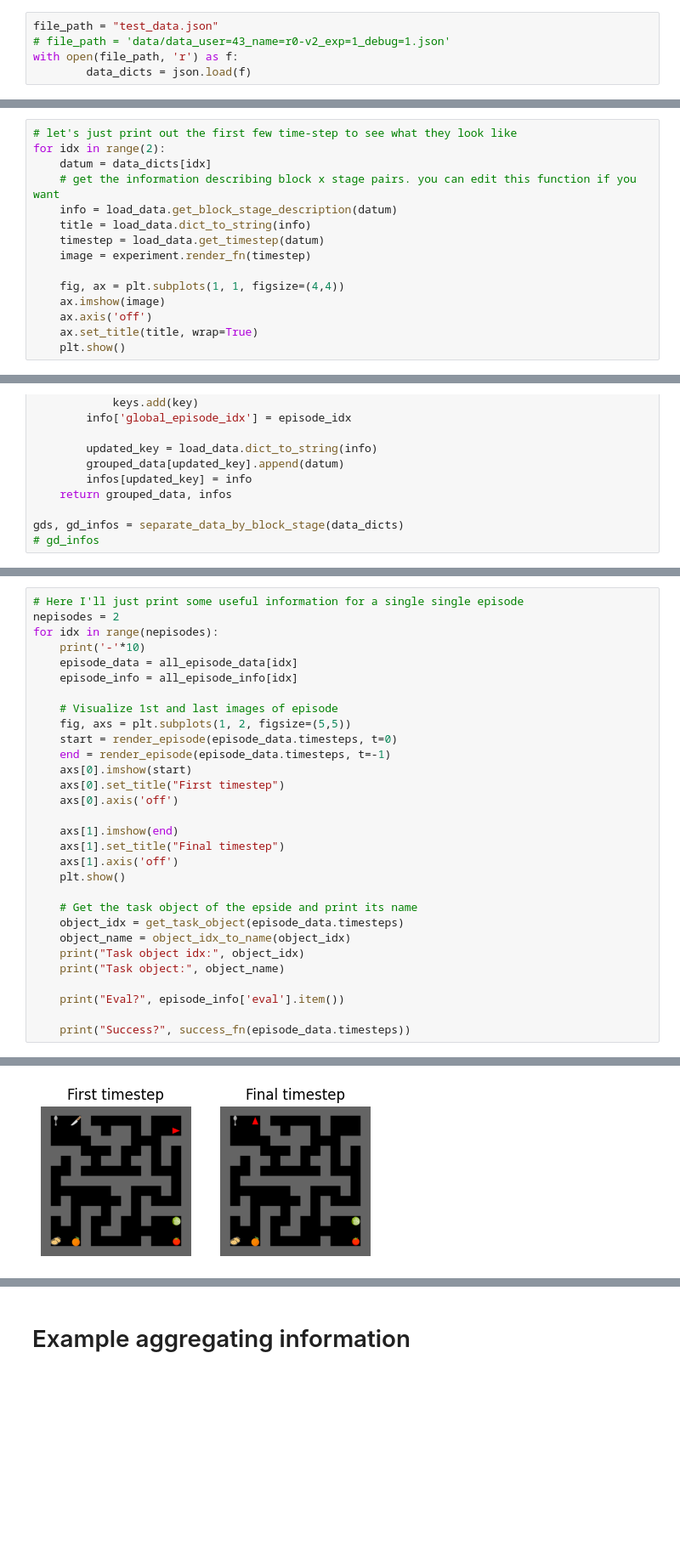
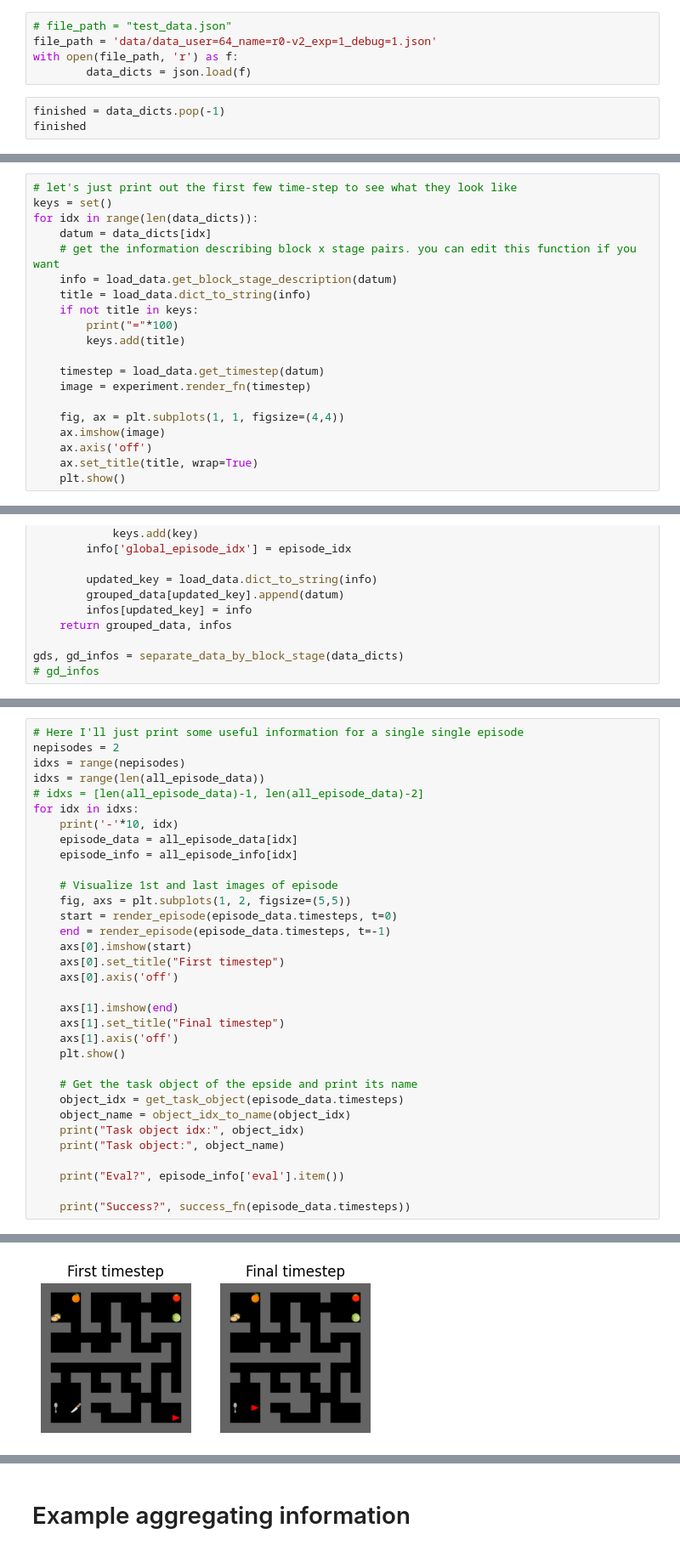
Before and after one commit to wcarvalho/human-dyna-web, a Jupyter notebook: data_sandbox.ipynb, the cells around one changed output, grey strips where cells are left out. Shown at 85% size. Cells and saved outputs as stored; diff of their text form; blank space fills up the shorter version.

```diff
--- a/data_sandbox.ipynb
+++ b/data_sandbox.ipynb
@@ -35,5 +33,8 @@ Compiling multi-render function.
 # %%
-file_path = "test_data.json"
-# file_path = 'data/data_user=43_name=r0-v2_exp=1_debug=1.json'
+# file_path = "test_data.json"
+file_path = 'data/data_user=64_name=r0-v2_exp=1_debug=1.json'
 with open(file_path, 'r') as f:
         data_dicts = json.load(f)
+# %%
+finished = data_dicts.pop(-1)
+finished
@@ -135,10 +142,15 @@ Reaction time: 560.00 milliseconds
 # %%
 # let's just print out the first few time-step to see what they look like
-for idx in range(2):
+keys = set()
+for idx in range(len(data_dicts)):
     datum = data_dicts[idx]
     # get the information describing block x stage pairs. you can edit this function if you want
     info = load_data.get_block_stage_description(datum)
     title = load_data.dict_to_string(info)
+    if not title in keys:
+        print("="*100)
+        keys.add(title)
+
     timestep = load_data.get_timestep(datum)
     image = experiment.render_fn(timestep)
 
@@ -256,8 +279,11 @@ shape: (5, 11)
 # %%
 # Here I'll just print some useful information for a single single episode
 nepisodes = 2
-for idx in range(nepisodes):
-    print('-'*10)
+idxs = range(nepisodes)
+idxs = range(len(all_episode_data))
+# idxs = [len(all_episode_data)-1, len(all_episode_data)-2]
+for idx in idxs:
+    print('-'*10, idx)
     episode_data = all_episode_data[idx]
     episode_info = all_episode_info[idx]
 
@@ -288,4 +314,4 @@ for idx in range(nepisodes):
-[figure, old version]
+[figure, new version]
 Task object idx: 43
 Task object: knife
 Eval? False
```
Also changed, not shown: parts of 12 cells of this notebook, 3 other files.
